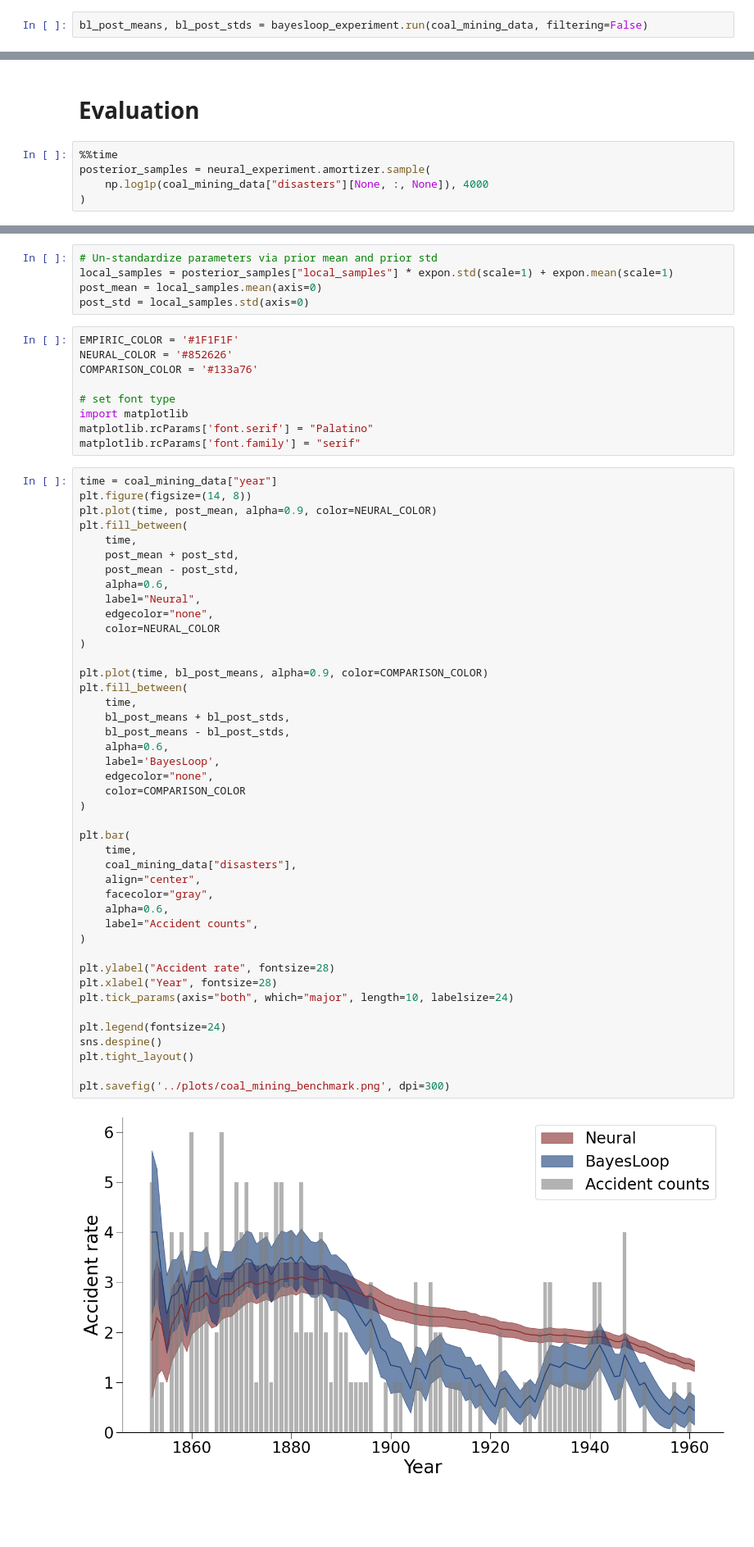
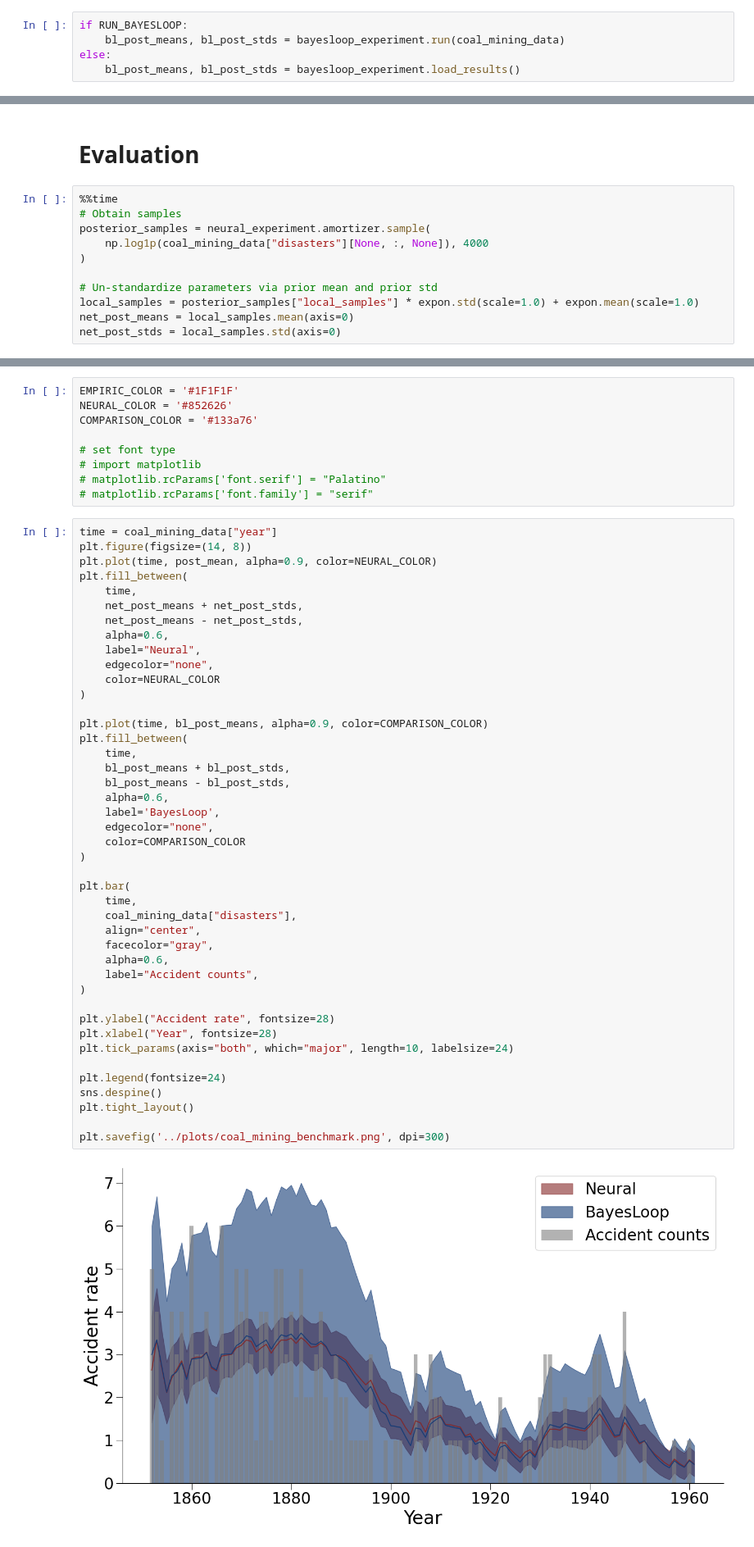
Before and after one commit to bayesflow-org/Neural-Superstatistics, a Jupyter notebook: applications/coal_mining/notebooks/bayesloop_benchmark.ipynb, the cells around one changed output, grey strips where cells are left out. Shown at 82% size. Cells and saved outputs as stored; diff of their text form; blank space fills up the shorter version.

Commit message:
Finalize coal mining with buggy bayesloop

```diff
--- a/applications/coal_mining/notebooks/bayesloop_benchmark.ipynb
+++ b/applications/coal_mining/notebooks/bayesloop_benchmark.ipynb
@@ -65,4 +66,7 @@ bayesloop_experiment = BayesLoopCoalMiningExperiment()
 + Observation model: Poisson. Parameter(s): ['accident_rate']
 + Transition model: Gaussian random walk. Hyper-Parameter(s): ['sigma']
 # %%
-bl_post_means, bl_post_stds = bayesloop_experiment.run(coal_mining_data, filtering=False)
+if RUN_BAYESLOOP:
+    bl_post_means, bl_post_stds = bayesloop_experiment.run(coal_mining_data)
+else:
+    bl_post_means, bl_post_stds = bayesloop_experiment.load_results()
@@ -75,7 +74,13 @@ bl_post_means, bl_post_stds = bayesloop_experiment.run(coal_mining_data, filteri
 # Evaluation
 # %%
 %%time
+# Obtain samples
 posterior_samples = neural_experiment.amortizer.sample(
     np.log1p(coal_mining_data["disasters"][None, :, None]), 4000
 )
+
+# Un-standardize parameters via prior mean and prior std
+local_samples = posterior_samples["local_samples"] * expon.std(scale=1.0) + expon.mean(scale=1.0)
+net_post_means = local_samples.mean(axis=0)
+net_post_stds = local_samples.std(axis=0)
 # %% [output]
@@ -84,25 +89,20 @@ Wall time: 144 ms
-# %%
-# Un-standardize parameters via prior mean and prior std
-local_samples = posterior_samples["local_samples"] * expon.std(scale=1) + expon.mean(scale=1)
-post_mean = local_samples.mean(axis=0)
-post_std = local_samples.std(axis=0)
 # %%
 EMPIRIC_COLOR = '#1F1F1F'
 NEURAL_COLOR = '#852626'
 COMPARISON_COLOR = '#133a76'
 
 # set font type
-import matplotlib
-matplotlib.rcParams['font.serif'] = "Palatino"
-matplotlib.rcParams['font.family'] = "serif"
+# import matplotlib
+# matplotlib.rcParams['font.serif'] = "Palatino"
+# matplotlib.rcParams['font.family'] = "serif"
 # %%
 time = coal_mining_data["year"]
 plt.figure(figsize=(14, 8))
 plt.plot(time, post_mean, alpha=0.9, color=NEURAL_COLOR)
 plt.fill_between(
     time,
-    post_mean + post_std,
-    post_mean - post_std,
+    net_post_means + net_post_stds,
+    net_post_means - net_post_stds,
     alpha=0.6,
     label="Neural",
     edgecolor="none",
@@ -112,31 +112,31 @@ plt.fill_between(
 plt.plot(time, bl_post_means, alpha=0.9, color=COMPARISON_COLOR)
 plt.fill_between(
     time,
     bl_post_means + bl_post_stds,
     bl_post_means - bl_post_stds,
     alpha=0.6,
     label='BayesLoop',
     edgecolor="none",
     color=COMPARISON_COLOR
 )
 
 plt.bar(
     time,
     coal_mining_data["disasters"],
     align="center",
     facecolor="gray",
     alpha=0.6,
     label="Accident counts",
 )
 
 plt.ylabel("Accident rate", fontsize=28)
 plt.xlabel("Year", fontsize=28)
 plt.tick_params(axis="both", which="major", length=10, labelsize=24)
 
 plt.legend(fontsize=24)
 sns.despine()
 plt.tight_layout()
 
 plt.savefig('../plots/coal_mining_benchmark.png', dpi=300)
 # %% [output]
-[figure, old version]
+[figure, new version]
```
Also changed, not shown: parts of 8 cells of this notebook, 12 other files.
